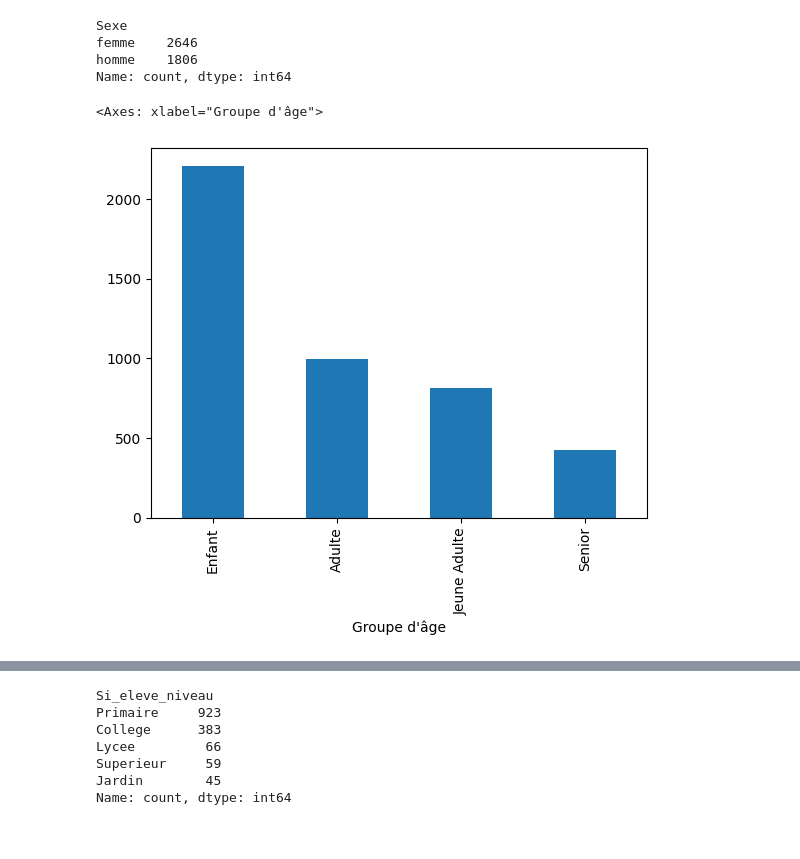
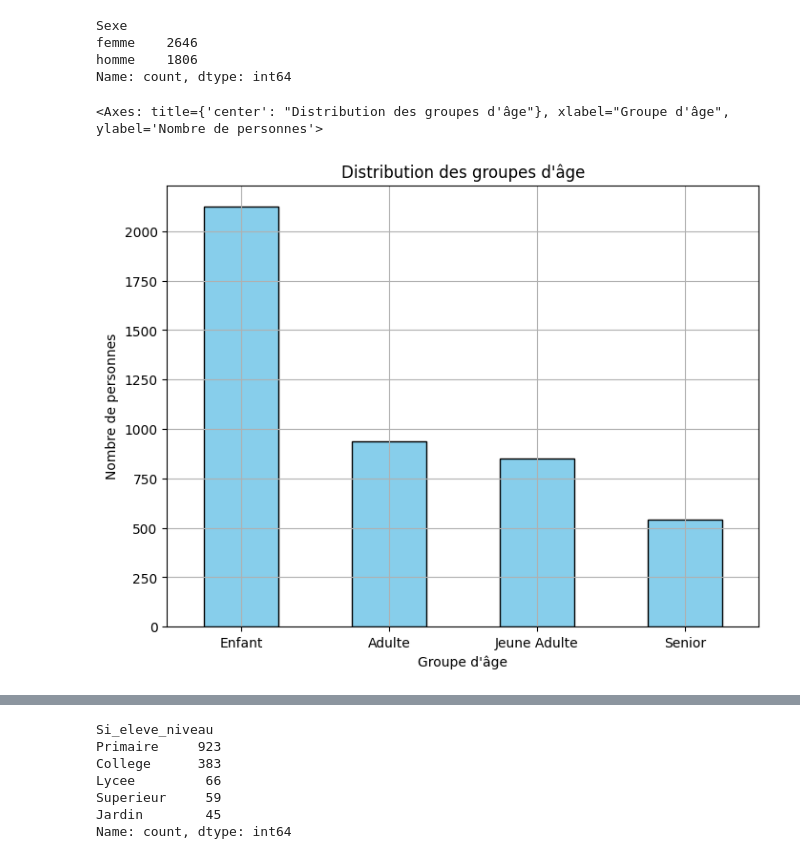
Before and after one commit to Ahmed-chaouachi22/Covid_Niger, a Jupyter notebook: covid_niger.ipynb, the cells around one changed output, grey strips where cells are left out. Drawn from its saved outputs; the diff is of its cells as text; code cells hidden in the pictures.

```diff
--- a/covid_niger.ipynb
+++ b/covid_niger.ipynb
@@ -83,15 +83,15 @@ Name: count, dtype: int64
 # %%
 df['Age'].value_counts()
 #sns.histplot(df['Age'], bins=20, kde=True)
 #classification d'age
 bins = [0, 18, 35, 60, np.inf]
 labels = ['Enfant', 'Jeune Adulte', 'Adulte', 'Senior']
-df['Groupe d\'âge'] = pd.cut(df['Age'], bins=bins, labels=labels)
+df['Groupe d\'âge'] = pd.cut(df['Age'], bins=bins, labels=labels, right=False, include_lowest=True, ordered=True, duplicates='drop')
 df['Groupe d\'âge'].value_counts()
-df['Groupe d\'âge'].value_counts().plot(kind='bar')
+df['Groupe d\'âge'].value_counts().plot(kind='bar', color='skyblue', edgecolor='black', figsize=(8,6), title="Distribution des groupes d'âge", xlabel="Groupe d'âge", ylabel="Nombre de personnes", grid=True, rot=0)
 # %% [output]
-<Axes: xlabel="Groupe d'âge">
+<Axes: title={'center': "Distribution des groupes d'âge"}, xlabel="Groupe d'âge", ylabel='Nombre de personnes'>
-[figure, old version]
+[figure, new version]
 # %%
 df['Profession'].value_counts()
 #
```
Also changed, not shown: parts of 3 cells of this notebook, 5 other files.
